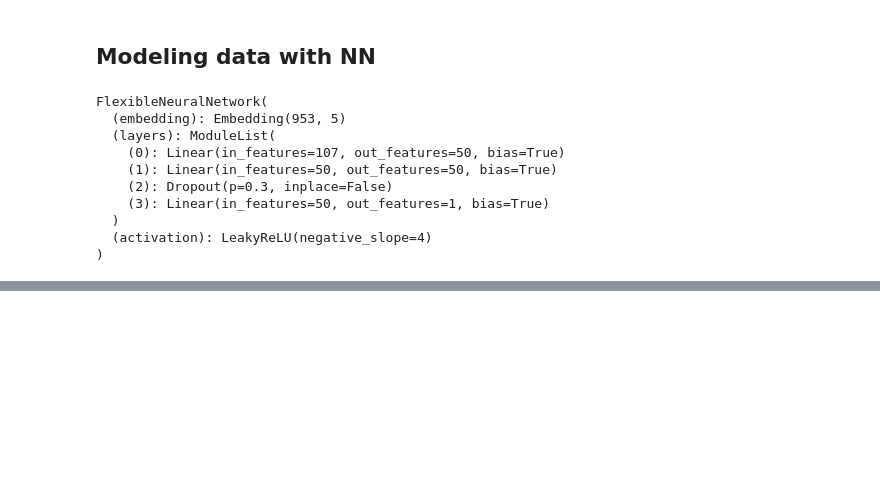
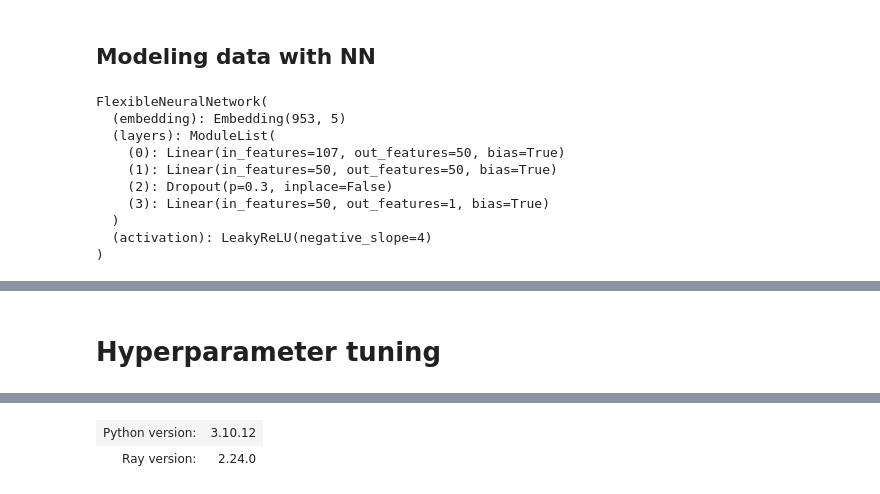
Before and after one commit to kevinidea/neural_network_stock_model, a Jupyter notebook: src/explore_data_w_NN.ipynb, the cells around one changed output, grey strips where cells are left out. Drawn from its saved outputs; the diff is of its cells as text; code cells hidden in the pictures; blank space fills up the shorter version.

```diff
--- a/src/explore_data_w_NN.ipynb
+++ b/src/explore_data_w_NN.ipynb
@@ -878 +888,7 @@ test_data_final[[target, 'pred']]
 4881 rows × 2 columns
+# %% [markdown]
+# Hyperparameter tuning
+# %%
+# Initialize Ray
+ray.init(num_cpus=10, num_gpus=0)
+# %% [output]
@@ -878,0 +896,2 @@ test_data_final[[target, 'pred']]
+| Python version: | 3.10.12 |
+| Ray version: | 2.24.0 |
```
Also changed, not shown: parts of 16 cells of this notebook.
